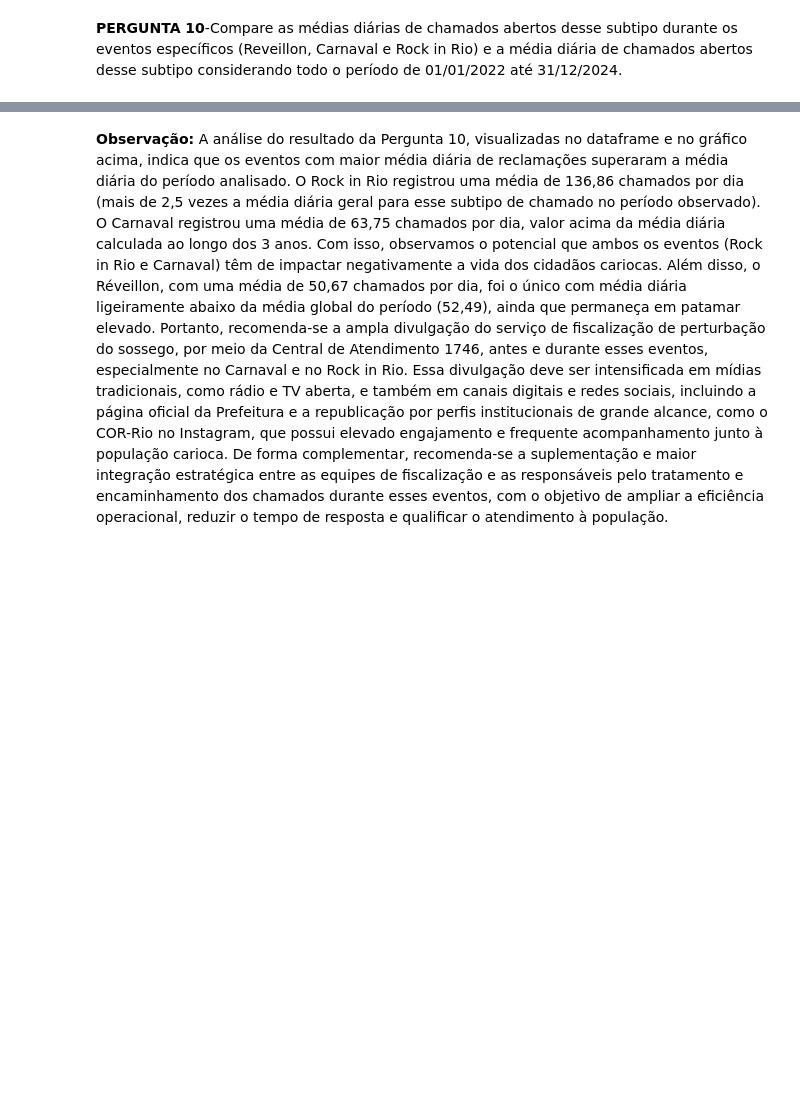
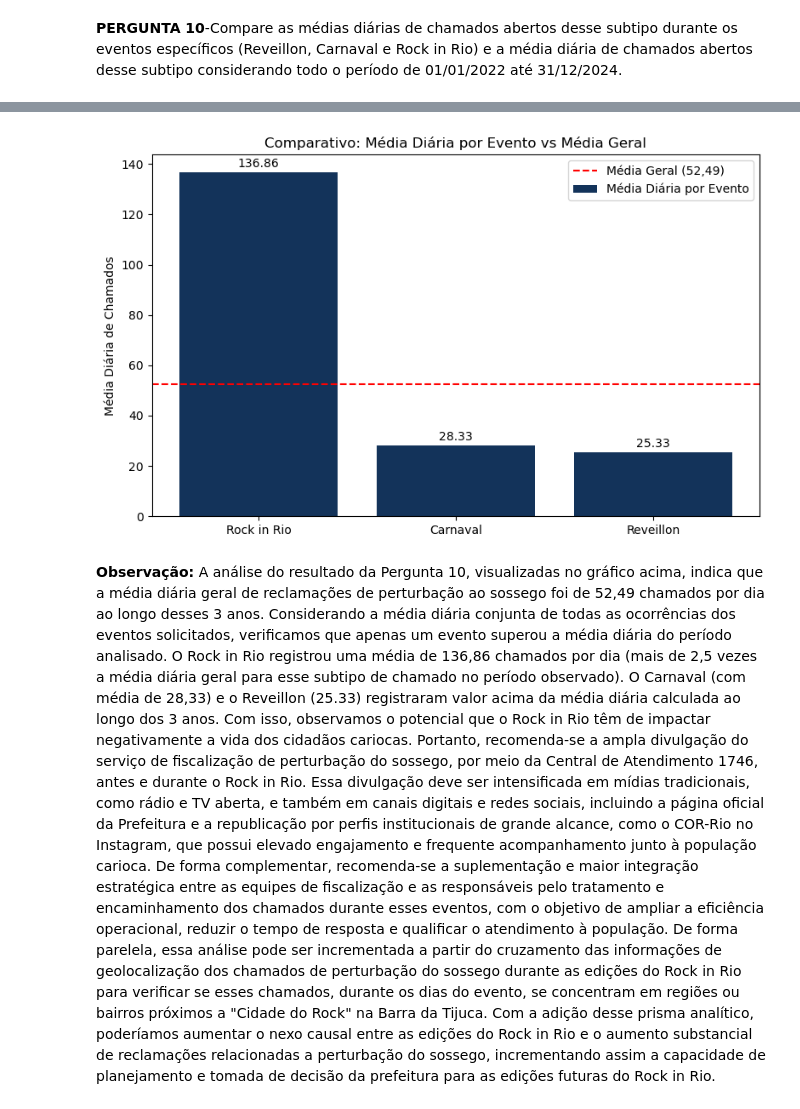
Before and after one commit to uligomesoliveira-beep/desafio-analista-dados-cv-ulisses-gomes, a Jupyter notebook: analise_python.ipynb, the cells around one changed output, grey strips where cells are left out. Cells and saved outputs as stored; diff of their text form; code cells hidden in the pictures; blank space fills up the shorter version.

```diff
--- a/analise_python.ipynb
+++ b/analise_python.ipynb
@@ -312,7 +289,34 @@ Rock in Rio               136.86               52.49
+# %%
+#objetivo do código: comparar a média diária de chamados para cada evento com a média geral de chamados por dia no período de 2022 a 2024, por meio de um gráfico comparativo.
+import matplotlib.pyplot as plt #aqui foi escolhido a montagem dos valores diretos em um gráfico para facilitar a visualização comparativa entre os eventos e a média geral de chamados por dia já executada via SQL
+data = {
+    'evento': ['Rock in Rio', 'Carnaval', 'Reveillon'],
+    'media_diaria_evento': [136.86, 28.33, 25.33],
+    'media_diaria_geral': [52.49, 52.49, 52.49]
+}
+df = pd.DataFrame(data) #montando os valores em um DataFrame para facilitar a construção do gráfico comparativo
+fig, ax = plt.subplots(figsize=(8, 5))
+bars = ax.bar(df['evento'], df['media_diaria_evento'], color='#13335a', label='Média Diária por Evento')
+ax.axhline(y=52.49, color='red', linestyle='--', label='Média Geral (52,49)')
+
+for bar in bars: #adicionando rótulo de dados
+    yval = bar.get_height()
+    ax.text(bar.get_x() + bar.get_width()/2.0, yval + 1, f'{yval:.2f}', ha='center', va='bottom')
+
+ax.set_ylabel('Média Diária de Chamados') #ajustando visualização
+ax.set_title('Comparativo: Média Diária por Evento vs Média Geral')
+ax.legend()
+plt.tight_layout()
+
+plt.show()
+# %% [output]
+[figure, added]
 # %% [markdown]
-**Observação:** A análise do resultado da Pergunta 10, visualizadas no dataframe e no gráfico acima, indica que os eventos com maior média diária de reclamações superaram a média diária do período analisado. O Rock in Rio registrou uma média de 136,86 chamados por dia (mais de 2,5 vezes a média diária geral para esse subtipo de chamado no período observado).
-O Carnaval registrou uma média de 63,75 chamados por dia, valor acima da média diária calculada ao longo dos 3 anos. Com isso, observamos o potencial que ambos os eventos (Rock in Rio e Carnaval) têm de impactar negativamente a vida dos cidadãos cariocas.
-Além disso, o Réveillon, com uma média de 50,67 chamados por dia, foi o único com média diária ligeiramente abaixo da média global do período (52,49), ainda que permaneça em patamar elevado.
-Portanto, recomenda-se a ampla divulgação do serviço de fiscalização de perturbação do sossego, por meio da Central de Atendimento 1746, antes e durante esses eventos, especialmente no Carnaval e no Rock in Rio.
+**Observação:** A análise do resultado da Pergunta 10, visualizadas no gráfico acima, indica que a média diária geral de reclamações de perturbação ao sossego foi de 52,49 chamados por dia ao longo desses 3 anos.
+Considerando a média diária conjunta de todas as ocorrências dos eventos solicitados, verificamos que apenas um evento superou a média diária do período analisado. O Rock in Rio registrou uma média de 136,86 chamados por dia (mais de 2,5 vezes a média diária geral para esse subtipo de chamado no período observado).
+O Carnaval (com média de 28,33) e o Reveillon (25.33) registraram valor acima da média diária calculada ao longo dos 3 anos. Com isso, observamos o potencial que o Rock in Rio têm de impactar negativamente a vida dos cidadãos cariocas.
+Portanto, recomenda-se a ampla divulgação do serviço de fiscalização de perturbação do sossego, por meio da Central de Atendimento 1746, antes e durante o Rock in Rio.
 Essa divulgação deve ser intensificada em mídias tradicionais, como rádio e TV aberta, e também em canais digitais e redes sociais, incluindo a página oficial da Prefeitura e a republicação por perfis institucionais de grande alcance, como o COR-Rio no Instagram, que possui elevado engajamento e frequente acompanhamento junto à população carioca.
 De forma complementar, recomenda-se a suplementação e maior integração estratégica entre as equipes de fiscalização e as responsáveis pelo tratamento e encaminhamento dos chamados durante esses eventos, com o objetivo de ampliar a eficiência operacional, reduzir o tempo de resposta e qualificar o atendimento à população.
+De forma parelela, essa análise pode ser incrementada a partir do cruzamento das informações de geolocalização dos chamados de perturbação do sossego durante as edições do Rock in Rio para verificar se esses chamados, durante os dias do evento, se concentram em regiões ou bairros próximos a "Cidade do Rock" na Barra da Tijuca.
+Com a adição desse prisma analítico, poderíamos aumentar o nexo causal entre as edições do Rock in Rio e o aumento substancial de reclamações relacionadas a perturbação do sossego, incrementando assim a capacidade de planejamento e tomada de decisão da prefeitura para as edições futuras do Rock in Rio.
```
Also changed, not shown: parts of 8 cells of this notebook.
